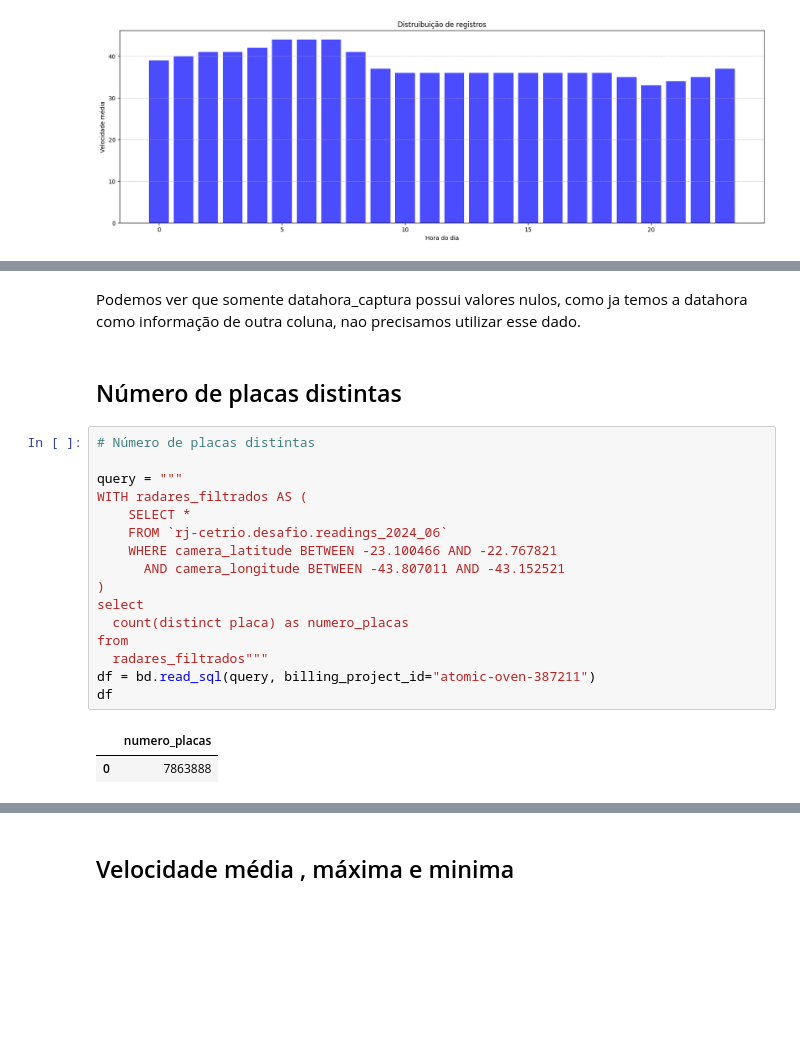
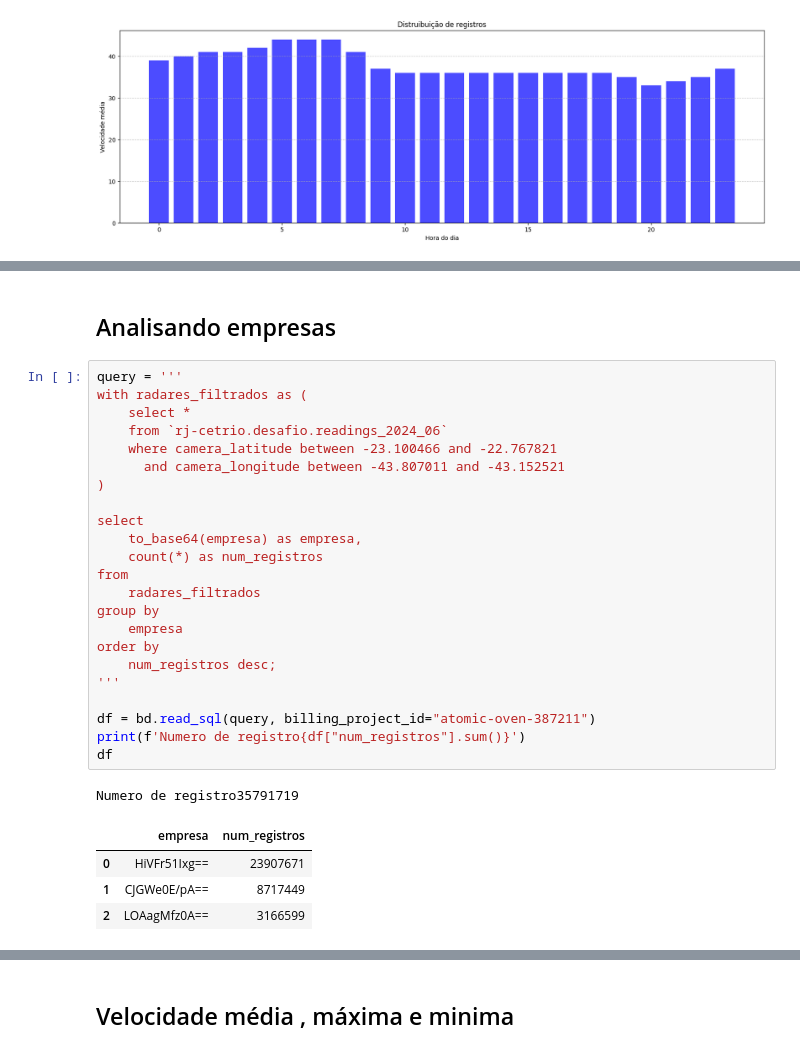
Before and after one commit to LuisTorres409/teste, a Jupyter notebook: analise.ipynb, the cells around one changed output, grey strips where cells are left out. Drawn from its saved outputs; the diff is of its cells as text; blank space fills up the shorter version.

```diff
--- a/analise.ipynb
+++ b/analise.ipynb
@@ -239,23 +212,31 @@ df
-# %% [markdown]
-Podemos ver que somente datahora_captura possui valores nulos, como ja temos a datahora como informação de outra coluna, nao precisamos utilizar esse dado.
-# %% [markdown]
-## Número de placas distintas
+# %% [markdown]
+## Analisando empresas
 # %%
-# Número de placas distintas
+query = '''
+with radares_filtrados as (
+    select *
+    from `rj-cetrio.desafio.readings_2024_06`
+    where camera_latitude between -23.100466 and -22.767821
+      and camera_longitude between -43.807011 and -43.152521
+)
 
-query = """
-WITH radares_filtrados AS (
-    SELECT *
-    FROM `rj-cetrio.desafio.readings_2024_06`
-    WHERE camera_latitude BETWEEN -23.100466 AND -22.767821
-      AND camera_longitude BETWEEN -43.807011 AND -43.152521
-)
 select
-  count(distinct placa) as numero_placas
+    to_base64(empresa) as empresa,
+    count(*) as num_registros
 from
-  radares_filtrados"""
+    radares_filtrados
+group by
+    empresa
+order by
+    num_registros desc;
+'''
+
 df = bd.read_sql(query, billing_project_id="atomic-oven-387211")
+print(f'Numero de registro{df["num_registros"].sum()}')
 df
 # %% [output]
+Numero de registro35791719
-|  | numero_placas |
-| 0 | 7863888 |
+|  | empresa | num_registros |
+| 0 | HiVFr51Ixg== | 23907671 |
+| 1 | CJGWe0E/pA== | 8717449 |
+| 2 | LOAagMfz0A== | 3166599 |
```
Also changed, not shown: parts of 12 cells of this notebook.
